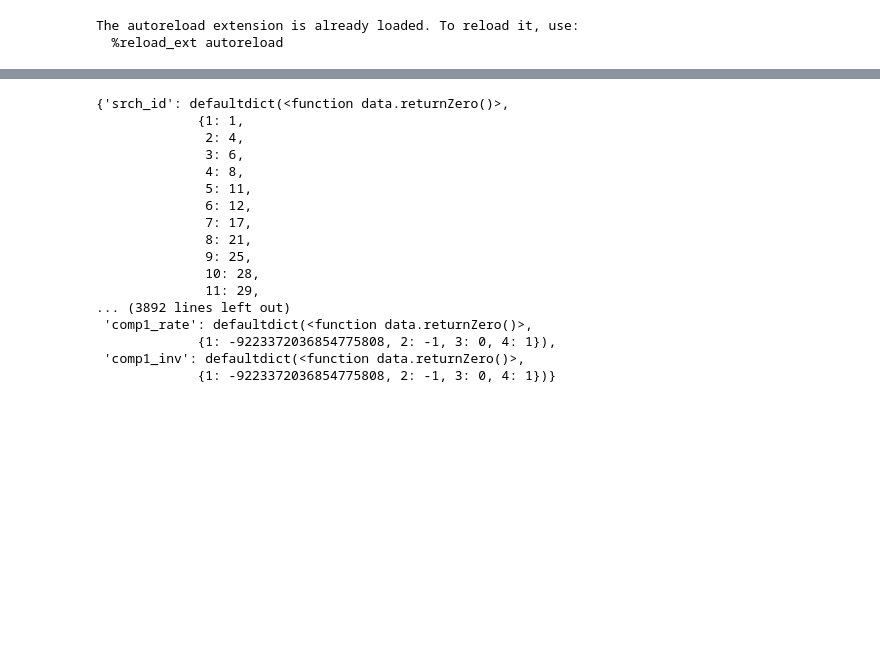
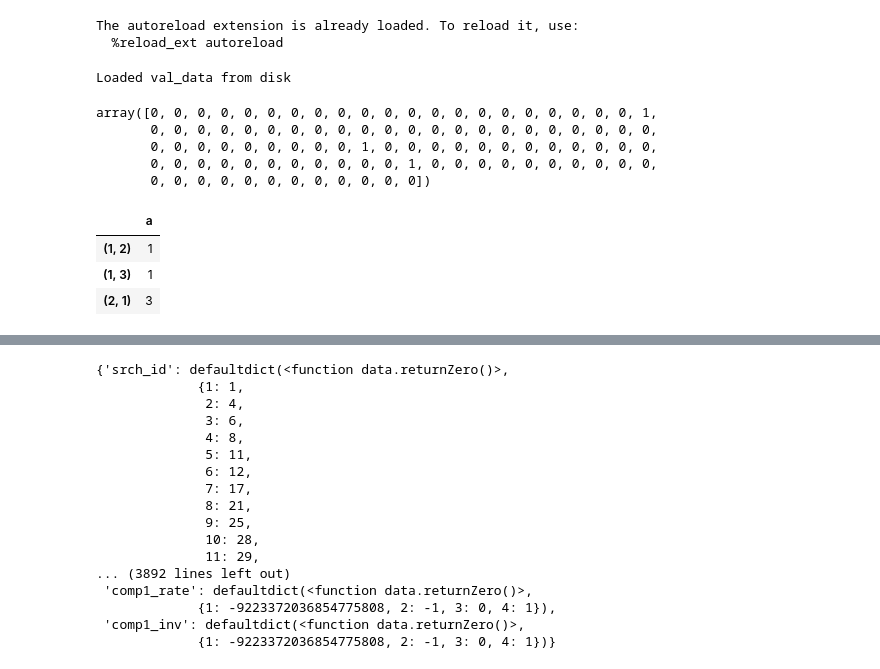
Before and after one commit to julianvanmeggelen/Expedia2TNN, a Jupyter notebook: EDA.ipynb, the cells around one changed output, grey strips where cells are left out. Saved outputs shown, nothing was run; the diff lists cells and outputs as text; code cells hidden in the pictures; blank space fills up the shorter version.

```diff
--- a/EDA.ipynb
+++ b/EDA.ipynb
@@ -8,3 +8,7 @@ from model import getDefaultModel
 # %% [output]
 The autoreload extension is already loaded. To reload it, use:
   %reload_ext autoreload
+# %%
+val_df = getValData()
+# %% [output]
+Loaded val_data from disk
@@ -10,0 +17,17 @@ The autoreload extension is already loaded. To reload it, use:
+# %%
+vdl.val_rel[0:100]
+# %% [output]
+array([0, 0, 0, 0, 0, 0, 0, 0, 0, 0, 0, 0, 0, 0, 0, 0, 0, 0, 0, 0, 0, 1,
+       0, 0, 0, 0, 0, 0, 0, 0, 0, 0, 0, 0, 0, 0, 0, 0, 0, 0, 0, 0, 0, 0,
+       0, 0, 0, 0, 0, 0, 0, 0, 0, 1, 0, 0, 0, 0, 0, 0, 0, 0, 0, 0, 0, 0,
+       0, 0, 0, 0, 0, 0, 0, 0, 0, 0, 0, 1, 0, 0, 0, 0, 0, 0, 0, 0, 0, 0,
+       0, 0, 0, 0, 0, 0, 0, 0, 0, 0, 0, 0])
+# %%
+df = pd.DataFrame(index=[(1,2),(1,3),(2,1)], columns = ['a'], data=[1,2,3])
+df.loc[[(1,2),(1,3)],'a'] = 1
+df
+# %% [output]
+|  | a |
+| (1, 2) | 1 |
+| (1, 3) | 1 |
+| (2, 1) | 3 |
```
Also changed, not shown: parts of 12 cells of this notebook, 5 other files.
